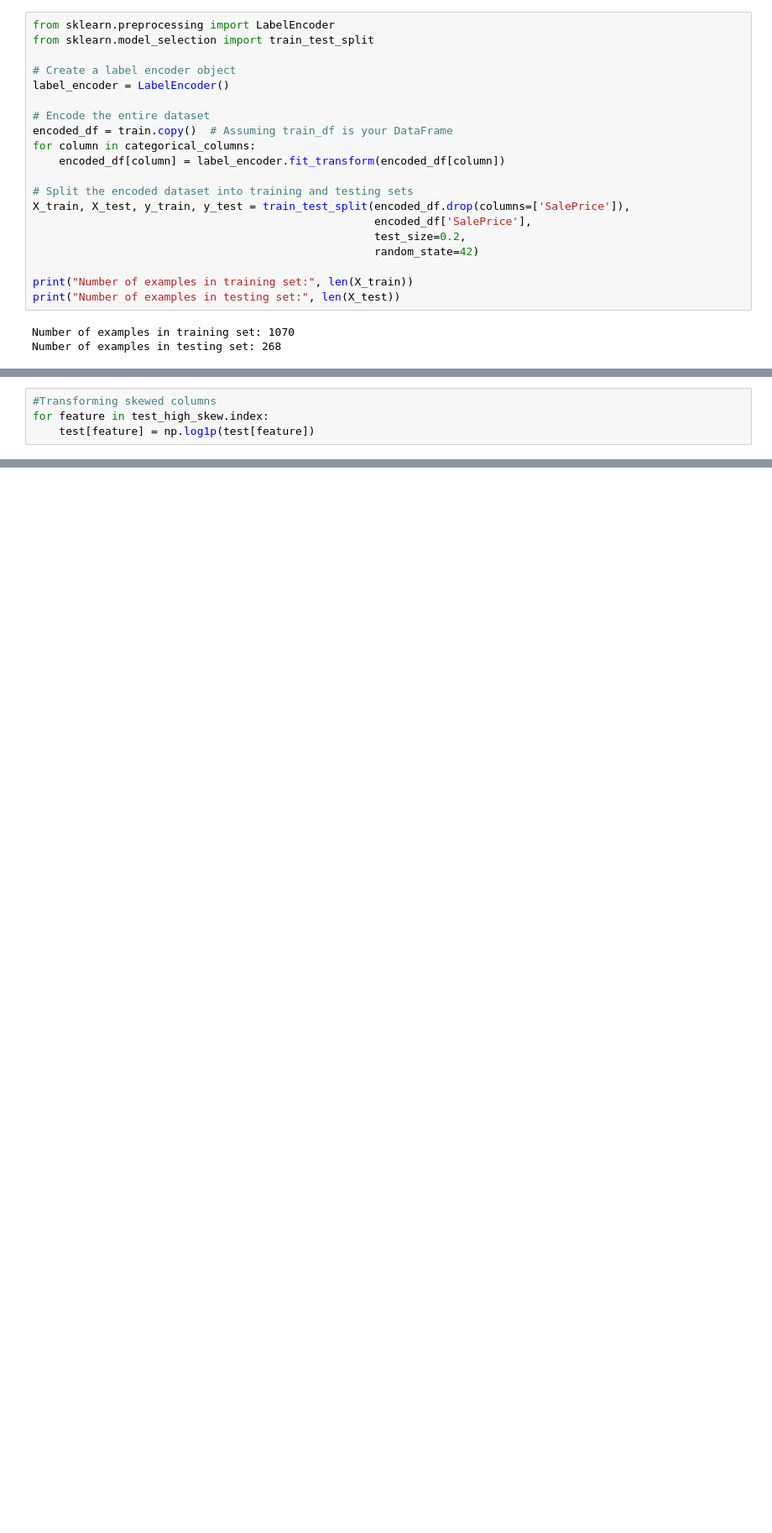
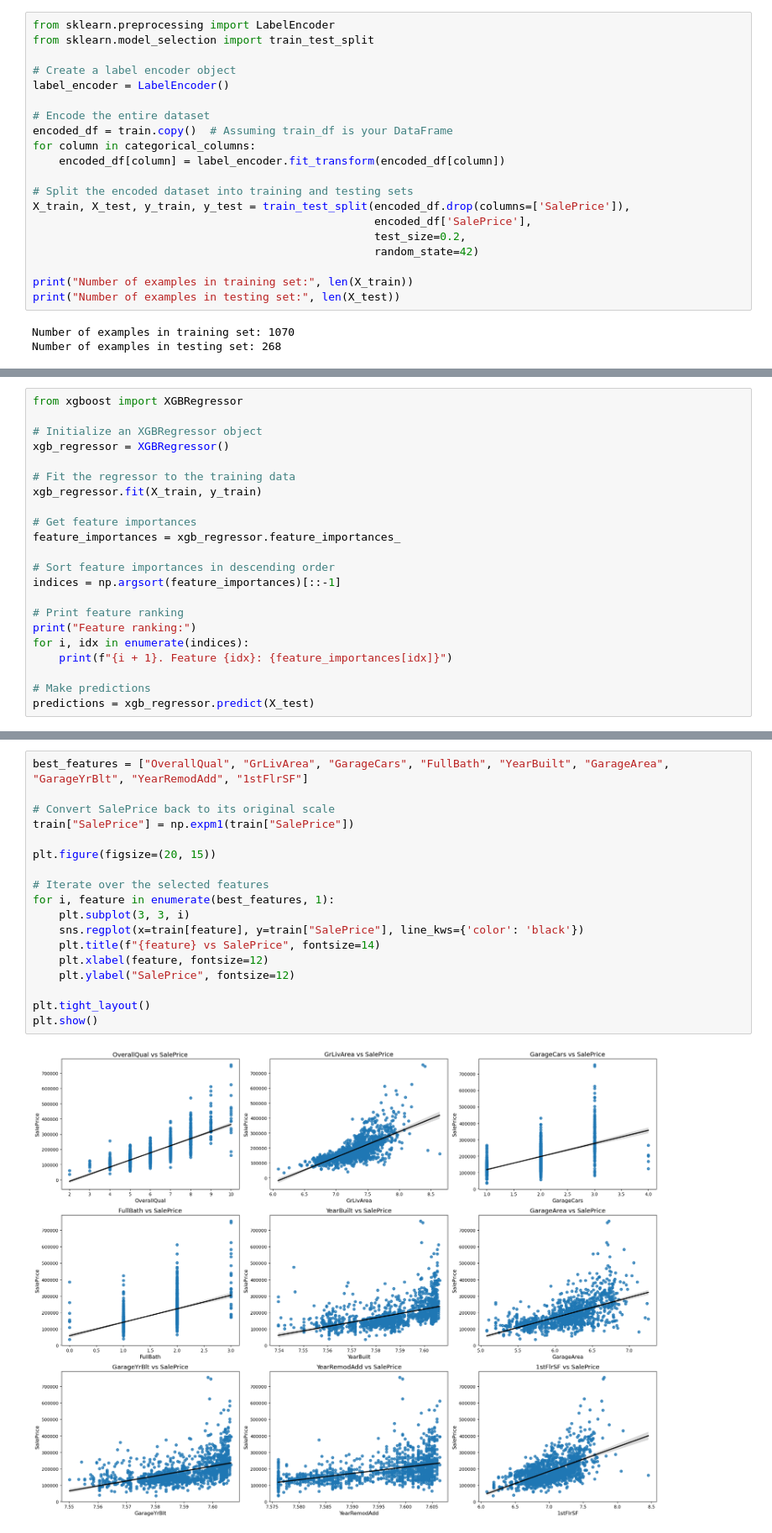
Before and after one commit to Djoyner388/HousePricePrediction, a Jupyter notebook: House-Project.ipynb, the cells around one changed output, grey strips where cells are left out. Shown at 84% size. Saved outputs shown, nothing was run; the diff lists cells and outputs as text; blank space fills up the shorter version.

```diff
--- a/House-Project.ipynb
+++ b/House-Project.ipynb
@@ -726,4 +503,0 @@ test_num.head(5)
-# %%
-#Transforming skewed columns
-for feature in test_high_skew.index:
-    test[feature] = np.log1p(test[feature])
@@ -767,0 +549,22 @@ print(test_mlr_predictions)
+# %%
+from xgboost import XGBRegressor
+
+# Initialize an XGBRegressor object
+xgb_regressor = XGBRegressor()
+
+# Fit the regressor to the training data
+xgb_regressor.fit(X_train, y_train)
+
+# Get feature importances
+feature_importances = xgb_regressor.feature_importances_
+
+# Sort feature importances in descending order
+indices = np.argsort(feature_importances)[::-1]
+
+# Print feature ranking
+print("Feature ranking:")
+for i, idx in enumerate(indices):
+    print(f"{i + 1}. Feature {idx}: {feature_importances[idx]}")
+
+# Make predictions
+predictions = xgb_regressor.predict(X_test)
@@ -767,0 +602,20 @@ print(test_mlr_predictions)
+# %%
+best_features = ["OverallQual", "GrLivArea", "GarageCars", "FullBath", "YearBuilt", "GarageArea", "GarageYrBlt", "YearRemodAdd", "1stFlrSF"]
+
+# Convert SalePrice back to its original scale
+train["SalePrice"] = np.expm1(train["SalePrice"])
+
+plt.figure(figsize=(20, 15))
+
+# Iterate over the selected features
+for i, feature in enumerate(best_features, 1):
+    plt.subplot(3, 3, i)
+    sns.regplot(x=train[feature], y=train["SalePrice"], line_kws={'color': 'black'})
+    plt.title(f"{feature} vs SalePrice", fontsize=14)
+    plt.xlabel(feature, fontsize=12)
+    plt.ylabel("SalePrice", fontsize=12)
+
+plt.tight_layout()
+plt.show()
+# %% [output]
+[figure, added]
```
Also changed, not shown: parts of 64 cells of this notebook.
